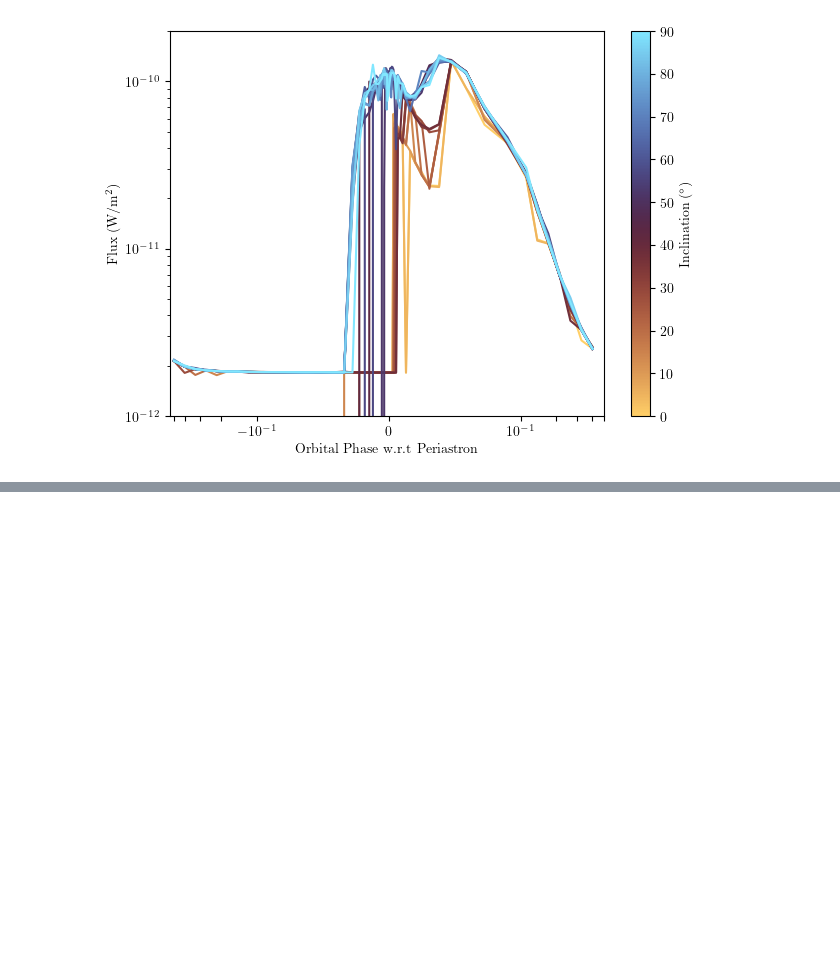
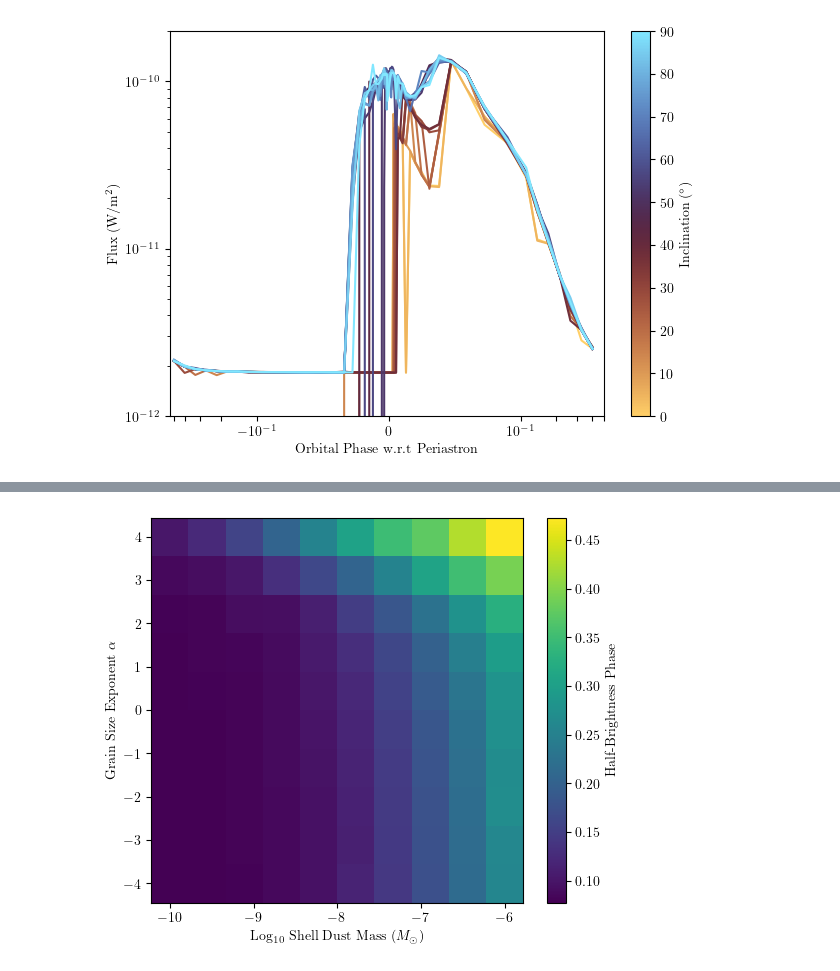
Before and after one commit to ryanwhite1/xenomorph, a Jupyter notebook: grid_runs.ipynb, the cells around one changed output, grey strips where cells are left out. Saved outputs shown, nothing was run; the diff lists cells and outputs as text; code cells hidden in the pictures; blank space fills up the shorter version.

```diff
--- a/grid_runs.ipynb
+++ b/grid_runs.ipynb
@@ -157,0 +214,42 @@ fig.savefig('Images/MRes_Plots/WR140_inclination_grid.pdf', dpi=400, bbox_inches
+# %%
+from scipy import interpolate
+
+half_width_times = np.zeros((len(dust_parameter_grid['dust_mass']), len(dust_parameter_grid['aexp'])))
+
+for i, dust_mass in enumerate(dust_parameter_grid['dust_mass']):
+    for j, grain_size in enumerate(dust_parameter_grid['aexp']):
+        clean_ydata = dust_grid_array[i, j, :].copy()
+        for k, val in enumerate(clean_ydata):
+            if (val < 0) or np.isnan(val) or np.isinf(val) or (val == 0):
+                clean_ydata[k] = clean_ydata[k-1]
+        ydata = np.log10(clean_ydata)
+        ydata -= min(ydata)
+        peak = max(ydata)
+        tck = interpolate.make_smoothing_spline(phases, ydata - 0.5 * peak, lam=1e-12)
+        # x0 = interpolate.sproot(tck, 2)
+        ppoly = interpolate.PPoly.from_spline(tck)
+        roots = ppoly.roots(extrapolate=False)
+        if len(roots) == 1:
+            # if there is only one root, there's only one root
+            time = roots[0]
+        else:
+            # usually the 2nd last root will be the right one, but this while loop helps to ignore root finding in janky behaviour at high phase
+            index = -2
+            while roots[index] > 0.7:
+                index -= 1
+            time = roots[index]
+
+        half_width_times[i, j] = time
+
+fig, ax = plt.subplots(figsize=(6, 5))
+
+cmappable = ax.pcolormesh(np.log10(dust_parameter_grid['dust_mass']), dust_parameter_grid['aexp'], half_width_times.T,
+                         rasterized)
+plt.colorbar(cmappable, label='Half-Brightness Phase')
+
+ax.set(xlabel=r'Log$_{10}$ Shell Dust Mass ($M_\odot$)', ylabel=r'Grain Size Exponent $\alpha$')
+
+fig.savefig('Images/MRes_Plots/Dust-mass-grain-half-brightness.png', dpi=400, bbox_inches='tight')
+fig.savefig('Images/MRes_Plots/Dust-mass-grain-half-brightness.pdf', dpi=400, bbox_inches='tight')
+# %% [output]
+[figure, added]
```
Also changed, not shown: parts of 9 cells of this notebook, 9 other files.
